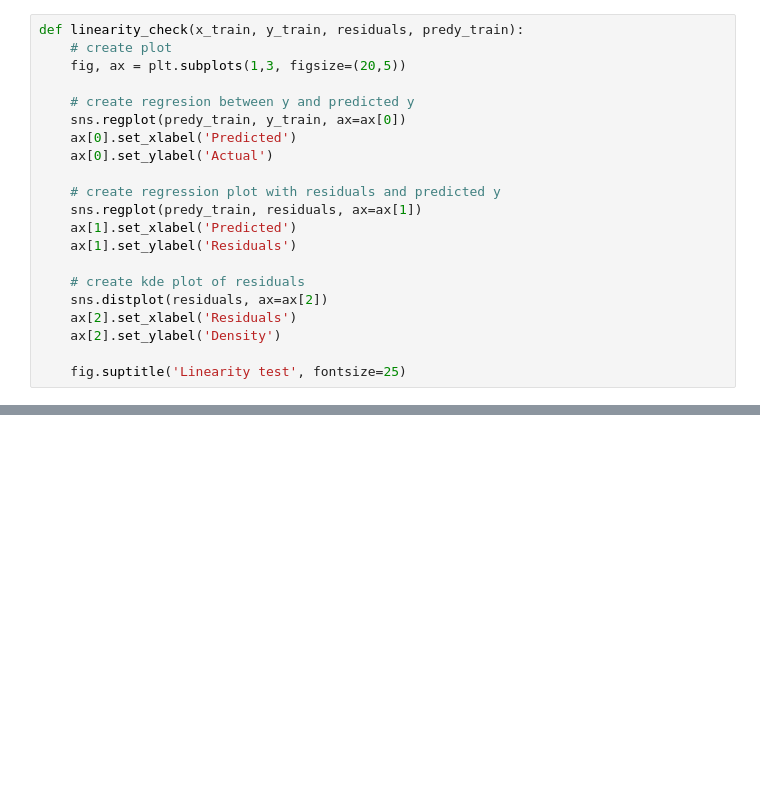
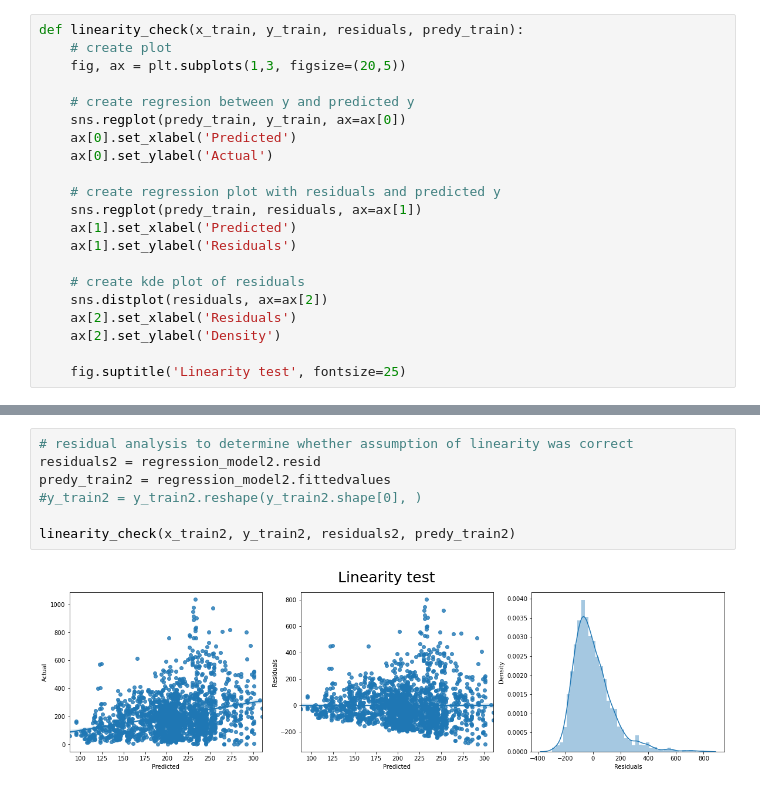
Before and after one commit to K4Ling/UrbanDataSc, a Jupyter notebook: Regressionmodel.ipynb, the cells around one changed output, grey strips where cells are left out. Drawn from its saved outputs; the diff is of its cells as text; blank space fills up the shorter version.

```diff
--- a/Regressionmodel.ipynb
+++ b/Regressionmodel.ipynb
@@ -179,0 +248,9 @@ Notes:
+# %%
+# residual analysis to determine whether assumption of linearity was correct
+residuals2 = regression_model2.resid
+predy_train2 = regression_model2.fittedvalues
+#y_train2 = y_train2.reshape(y_train2.shape[0], )
+
+linearity_check(x_train2, y_train2, residuals2, predy_train2)
+# %% [output]
+[figure, added]
```
Also changed, not shown: parts of 33 cells of this notebook.
